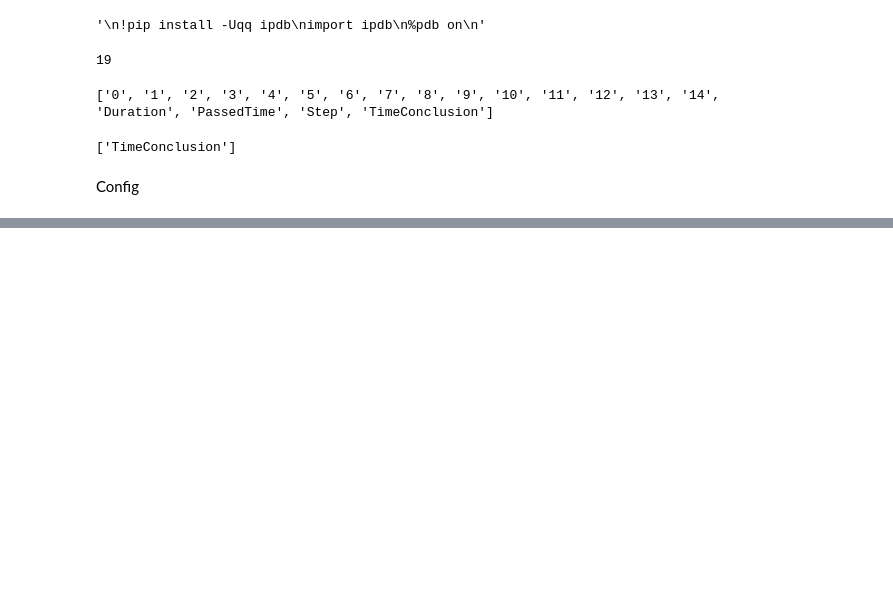
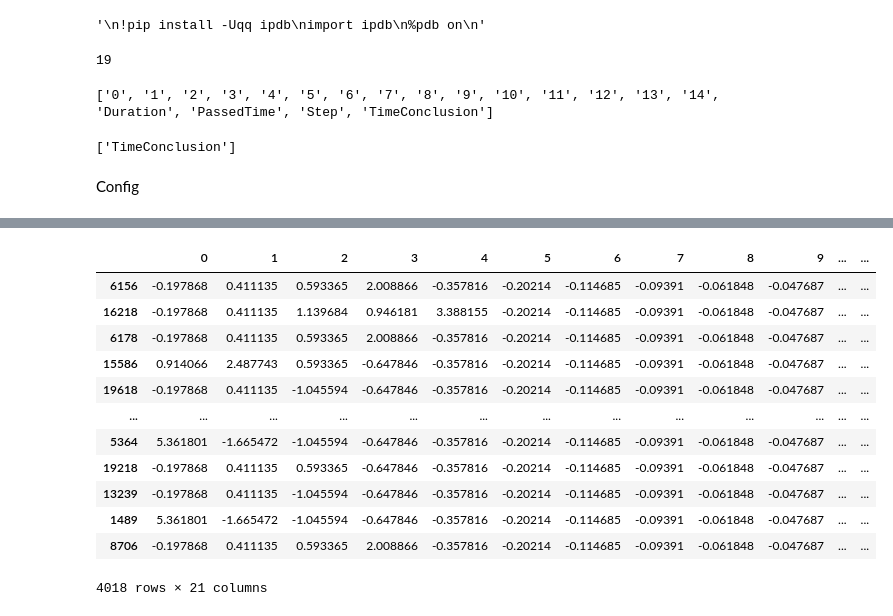
Before and after one commit to RonildoSilva/datasets, a Jupyter notebook: big_black_forecast_da_rnn.ipynb, the cells around one changed output, grey strips where cells are left out. Cells and saved outputs as stored; diff of their text form; code cells hidden in the pictures; blank space fills up the shorter version.

```diff
--- a/big_black_forecast_da_rnn.ipynb
+++ b/big_black_forecast_da_rnn.ipynb
@@ -308,2 +304,18 @@ Successfully finished last run (ID:30wntlpp). Initializing new run:
 wandb version 0.13.3 is available! To upgrade, please run: $ pip install wandb --upgrade
 ... (6 outputs left out)
+# %%
+model.test_data.df
+# %% [output]
+|  | 0 | 1 | 2 | 3 | 4 | 5 | 6 | 7 | 8 | 9 | ... | ... |
+| 6156 | -0.197868 | 0.411135 | 0.593365 | 2.008866 | -0.357816 | -0.20214 | -0.114685 | -0.09391 | -0.061848 | -0.047687 | ... | ... |
+| 16218 | -0.197868 | 0.411135 | 1.139684 | 0.946181 | 3.388155 | -0.20214 | -0.114685 | -0.09391 | -0.061848 | -0.047687 | ... | ... |
+| 6178 | -0.197868 | 0.411135 | 0.593365 | 2.008866 | -0.357816 | -0.20214 | -0.114685 | -0.09391 | -0.061848 | -0.047687 | ... | ... |
+| 15586 | 0.914066 | 2.487743 | 0.593365 | -0.647846 | -0.357816 | -0.20214 | -0.114685 | -0.09391 | -0.061848 | -0.047687 | ... | ... |
+| 19618 | -0.197868 | 0.411135 | -1.045594 | -0.647846 | -0.357816 | -0.20214 | -0.114685 | -0.09391 | -0.061848 | -0.047687 | ... | ... |
+| ... | ... | ... | ... | ... | ... | ... | ... | ... | ... | ... | ... | ... |
+| 5364 | 5.361801 | -1.665472 | -1.045594 | -0.647846 | -0.357816 | -0.20214 | -0.114685 | -0.09391 | -0.061848 | -0.047687 | ... | ... |
+| 19218 | -0.197868 | 0.411135 | 0.593365 | -0.647846 | -0.357816 | -0.20214 | -0.114685 | -0.09391 | -0.061848 | -0.047687 | ... | ... |
+| 13239 | -0.197868 | 0.411135 | -1.045594 | -0.647846 | -0.357816 | -0.20214 | -0.114685 | -0.09391 | -0.061848 | -0.047687 | ... | ... |
+| 1489 | 5.361801 | -1.665472 | -1.045594 | -0.647846 | -0.357816 | -0.20214 | -0.114685 | -0.09391 | -0.061848 | -0.047687 | ... | ... |
+| 8706 | -0.197868 | 0.411135 | 0.593365 | 2.008866 | -0.357816 | -0.20214 | -0.114685 | -0.09391 | -0.061848 | -0.047687 | ... | ... |
+4018 rows × 21 columns
```
Also changed, not shown: parts of 7 cells of this notebook.
